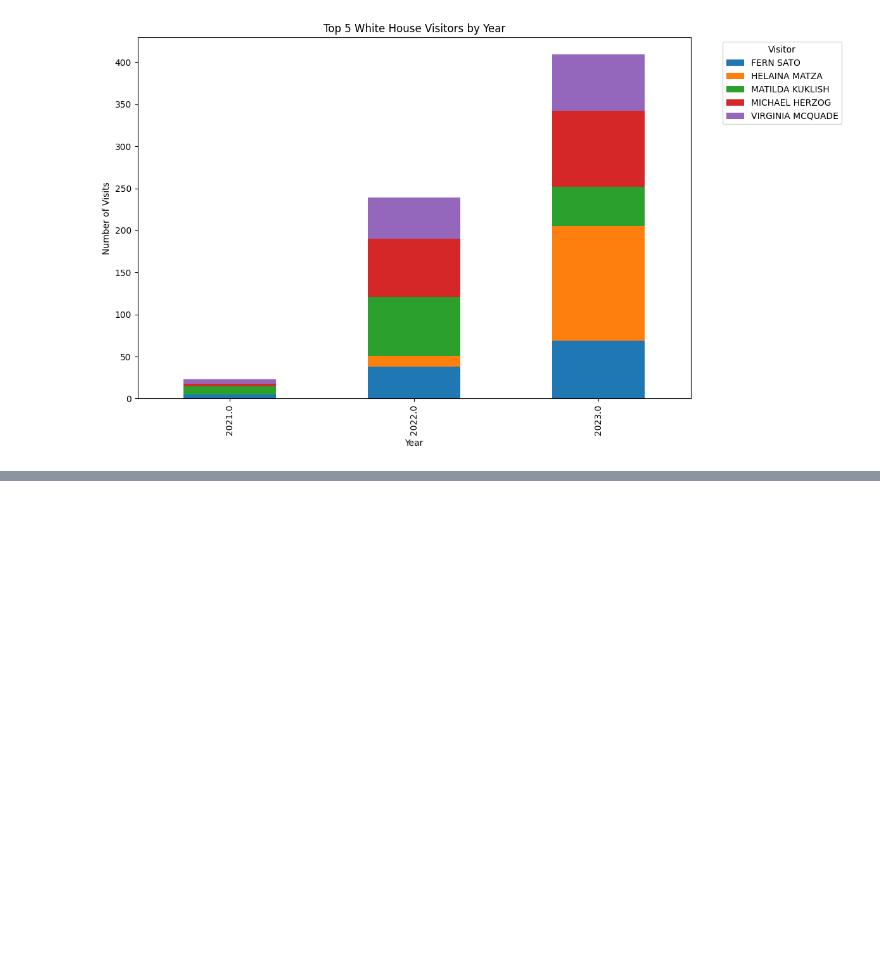
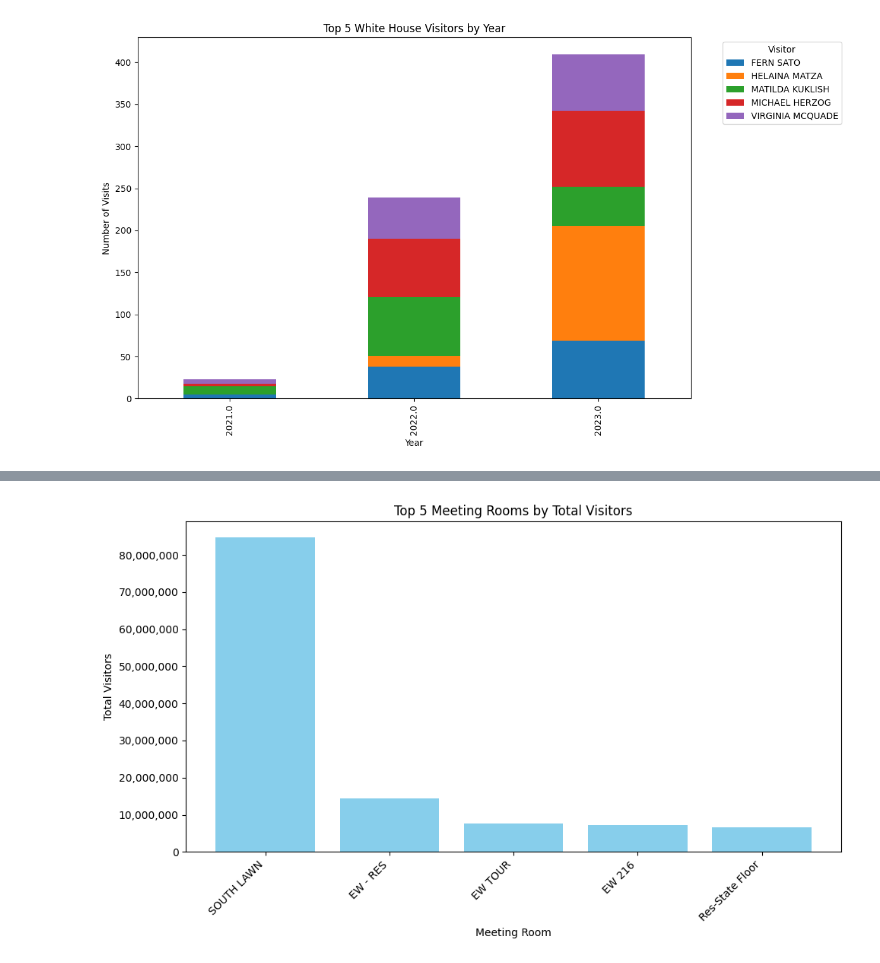
Before and after one commit to gabriel-joseph/data_science_portfolio, a Jupyter notebook: fall2025/dsc640_data_viz/week3_4/Weeks3&4Exercise/vance_week3_4.ipynb, the cells around one changed output, grey strips where cells are left out. Drawn from its saved outputs; the diff is of its cells as text; code cells hidden in the pictures; blank space fills up the shorter version.

```diff
--- a/fall2025/dsc640_data_viz/week3_4/Weeks3&4Exercise/vance_week3_4.ipynb
+++ b/fall2025/dsc640_data_viz/week3_4/Weeks3&4Exercise/vance_week3_4.ipynb
@@ -144,0 +146,23 @@ plt.show()
+# %%
+
+# Sum total_people for each meeting_room
+room_sums = merged_df_without_na.groupby('meeting_room')['total_people'].sum().sort_values(ascending=False)
+
+# Top 5 meeting rooms
+top_5_rooms = room_sums.head(5)
+
+plt.figure(figsize=(10,6))
+plt.bar(top_5_rooms.index, top_5_rooms.values, color='skyblue')
+
+plt.xlabel('Meeting Room')
+plt.ylabel('Total Visitors')
+plt.title('Top 5 Meeting Rooms by Total Visitors')
+plt.xticks(rotation=45, ha='right')
+
+# Format y-axis with commas instead of scientific notation
+plt.gca().yaxis.set_major_formatter(ticker.FuncFormatter(lambda x, pos: f'{int(x):,}'))
+
+plt.tight_layout()
+plt.show()
+# %% [output]
+[figure, added]
```
Also changed, not shown: parts of 11 cells of this notebook, 1 other file.
